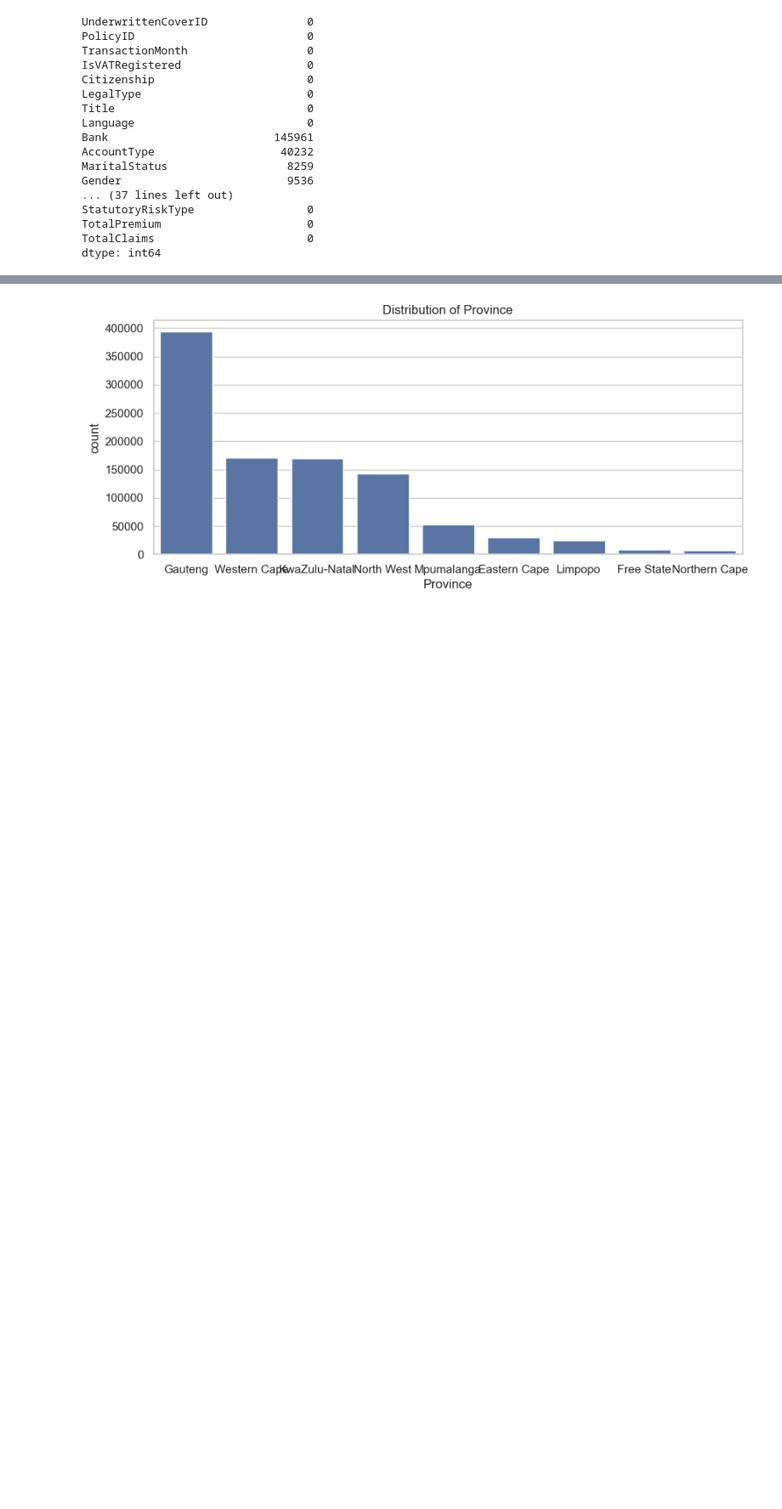
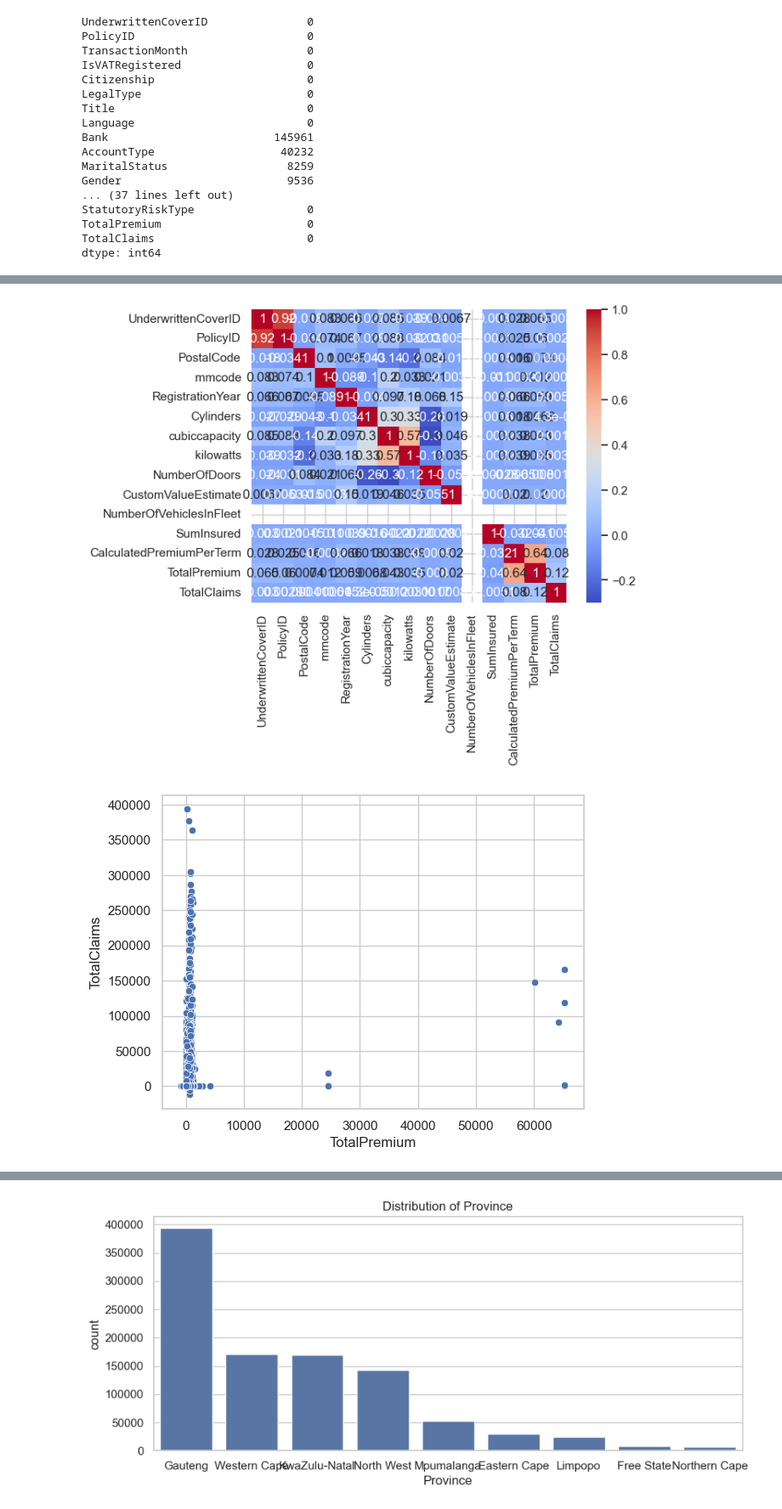
Before and after one commit to Newaznezif/Insurance_risk_analysis, a Jupyter notebook: notebooks/EDA.ipynb, the cells around one changed output, grey strips where cells are left out. Shown at 85% size. Drawn from its saved outputs; the diff is of its cells as text; code cells hidden in the pictures; blank space fills up the shorter version.

```diff
--- a/notebooks/EDA.ipynb
+++ b/notebooks/EDA.ipynb
@@ -85,0 +137,12 @@ df['CustomValueEstimate'].fillna(0, inplace=True)
+# %%
+# Correlation heatmap
+corr = df[numeric_cols].corr()
+sns.heatmap(corr, annot=True, cmap='coolwarm')
+plt.show()
+
+# Example scatter plot
+sns.scatterplot(x='TotalPremium', y='TotalClaims', data=df)
+plt.show()
+# %% [output]
+[figure, added]
+[figure, added]
```
Also changed, not shown: parts of 3 cells of this notebook.
